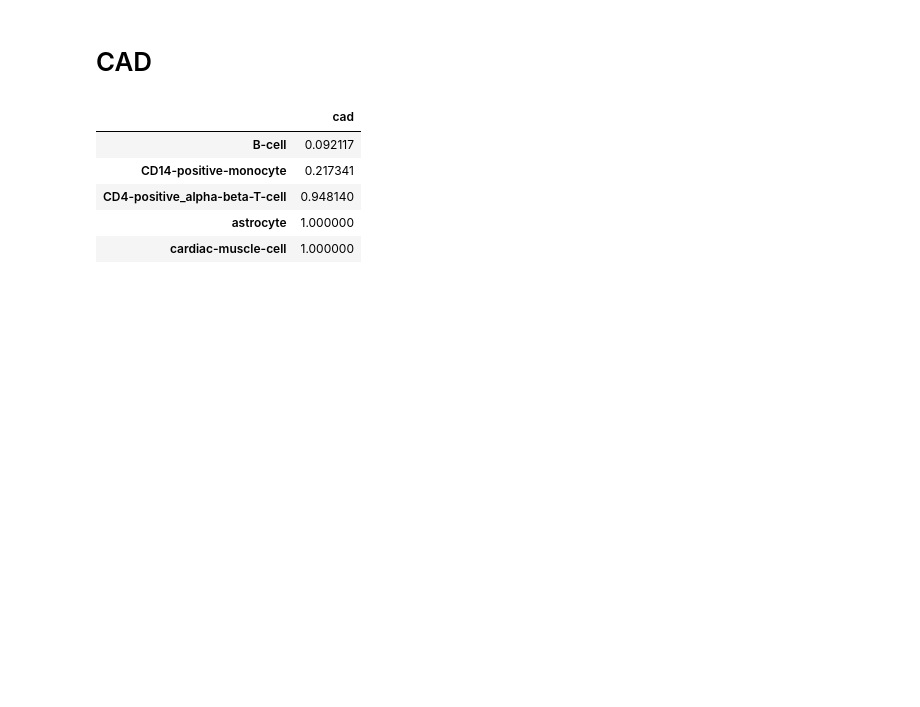
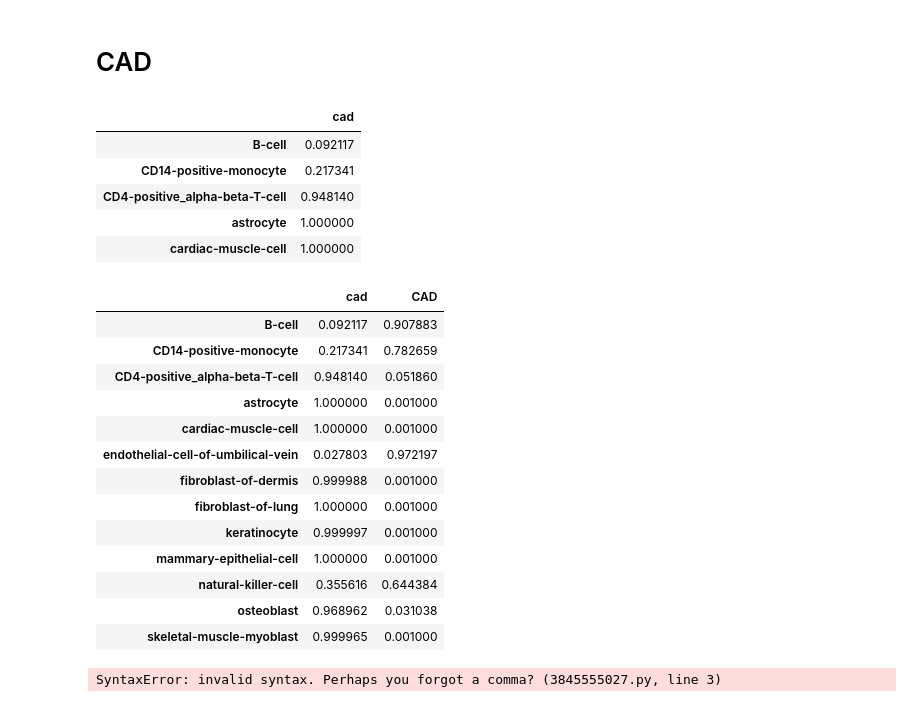
Before and after one commit to Genome-Function-Initiative-Oxford/REgulamentary, a Jupyter notebook: CHEERS.ipynb, the cells around one changed output. Drawn from its saved outputs; the diff is of its cells as text; code cells hidden in the pictures; blank space fills up the shorter version.

```diff
--- a/CHEERS.ipynb
+++ b/CHEERS.ipynb
@@ -29,8 +31,27 @@ mask = np.where(cad >= 0.05, True, False)
+# %%
+cad
+# %% [output]
+|  | cad | CAD |
+| B-cell | 0.092117 | 0.907883 |
+| CD14-positive-monocyte | 0.217341 | 0.782659 |
+| CD4-positive_alpha-beta-T-cell | 0.948140 | 0.051860 |
+| astrocyte | 1.000000 | 0.001000 |
+| cardiac-muscle-cell | 1.000000 | 0.001000 |
+| endothelial-cell-of-umbilical-vein | 0.027803 | 0.972197 |
+| fibroblast-of-dermis | 0.999988 | 0.001000 |
+| fibroblast-of-lung | 1.000000 | 0.001000 |
+| keratinocyte | 0.999997 | 0.001000 |
+| mammary-epithelial-cell | 1.000000 | 0.001000 |
+| natural-killer-cell | 0.355616 | 0.644384 |
+| osteoblast | 0.968962 | 0.031038 |
+| skeletal-muscle-myoblast | 0.999965 | 0.001000 |
 # %%
 import matplotlib
-qrates = np.array([0.0, 0.01, 0.05, 0.1, 1.0])
-norm = matplotlib.colors.BoundaryNorm(np.array([0.0, 0.01, 0.05, 0.1, 1.0]), 4)
+qrates = np.array([0.0, 0.9, 0.95, 0.99])
+norm = matplotlib.colors.BoundaryNorm(np.array([0.0, 0.91 0.95, 0.99]), 3)
 fmt = matplotlib.ticker.FuncFormatter(lambda x, pos: qrates[0::][norm(x)])
+# %% [output]
+SyntaxError: invalid syntax. Perhaps you forgot a comma? (3845555027.py, line 3)
 # %%
 def heatmap(data, row_labels, col_labels, ax=None,
             cbar_kw={}, cbarlabel="", **kwargs):
```
Also changed, not shown: parts of 6 cells of this notebook, 3 other files.
